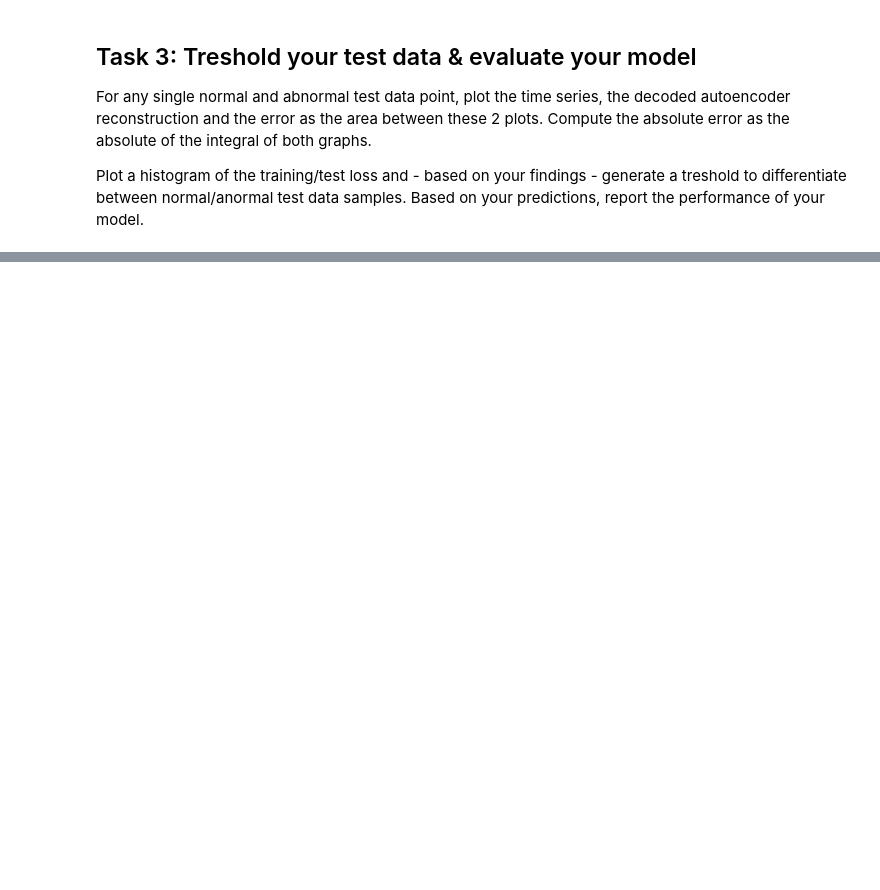
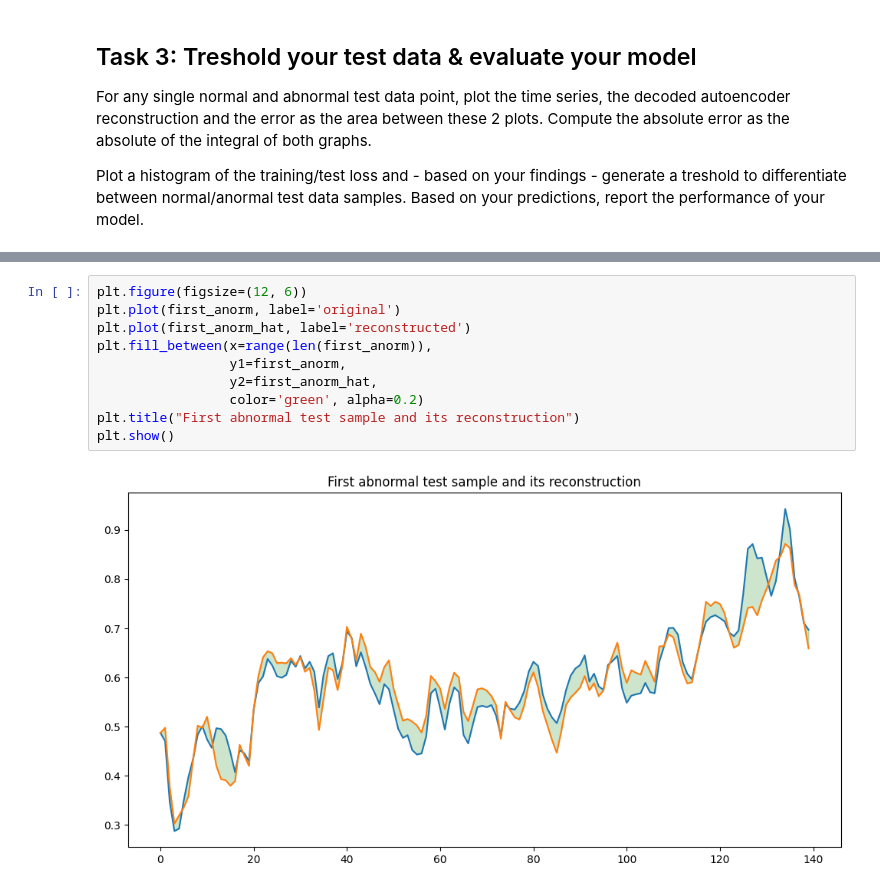
Before and after one commit to JulianMeigen/ML-handson, a Jupyter notebook: notebooks/4.0-SNJMMH-Day4.ipynb, the cells around one changed output, grey strips where cells are left out. Drawn from its saved outputs; the diff is of its cells as text; blank space fills up the shorter version.

```diff
--- a/notebooks/4.0-SNJMMH-Day4.ipynb
+++ b/notebooks/4.0-SNJMMH-Day4.ipynb
@@ -331,0 +256,12 @@ Plot a histogram of the training/test loss and - based on your findings - genera
+# %%
+plt.figure(figsize=(12, 6))
+plt.plot(first_anorm, label='original')
+plt.plot(first_anorm_hat, label='reconstructed')
+plt.fill_between(x=range(len(first_anorm)),
+                 y1=first_anorm,
+                 y2=first_anorm_hat,
+                 color='green', alpha=0.2)
+plt.title("First abnormal test sample and its reconstruction")
+plt.show()
+# %% [output]
+[figure, added]
```
Also changed, not shown: parts of 34 cells of this notebook.
